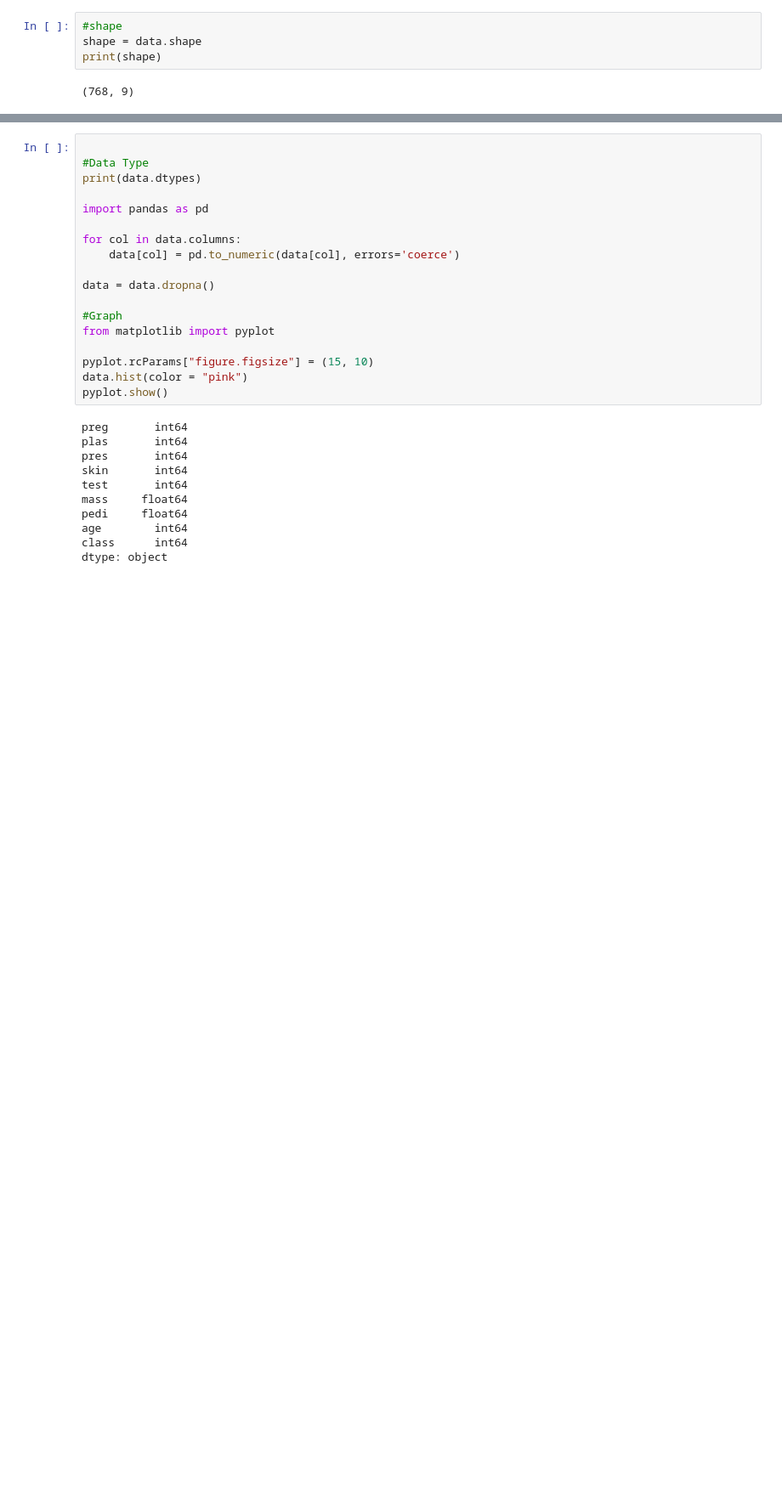
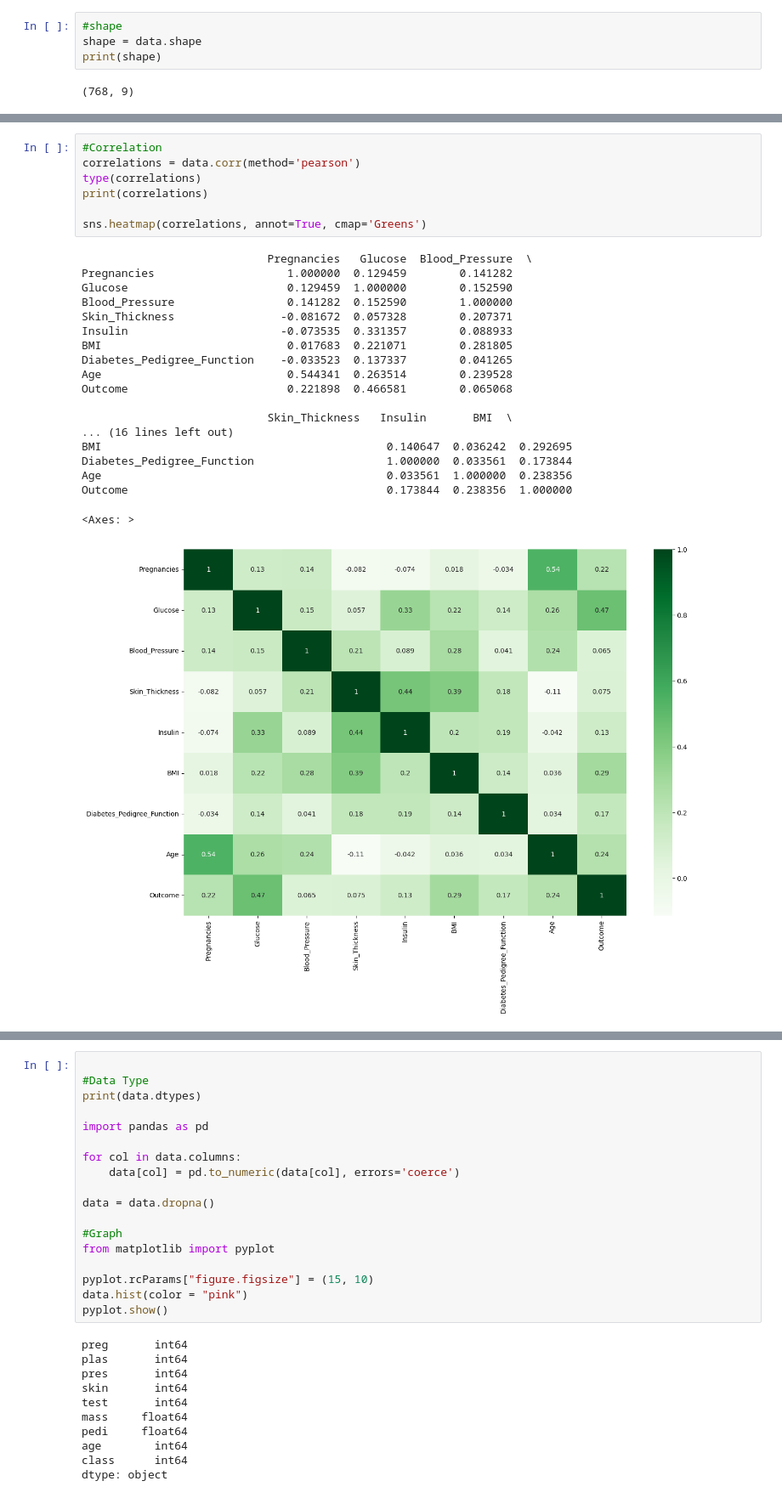
Before and after one commit to Nicolecoline/cole-EDA-CS103, a Jupyter notebook: Assignment.ipynb, the cells around one changed output, grey strips where cells are left out. Shown at 85% size. Cells and saved outputs as stored; diff of their text form; blank space fills up the shorter version.

```diff
--- a/Assignment.ipynb
+++ b/Assignment.ipynb
@@ -98,0 +158,27 @@ dtype: int64
+# %%
+#Correlation
+correlations = data.corr(method='pearson')
+type(correlations)
+print(correlations)
+
+sns.heatmap(correlations, annot=True, cmap='Greens')
+# %% [output]
+                            Pregnancies   Glucose  Blood_Pressure  \
+Pregnancies                    1.000000  0.129459        0.141282
+Glucose                        0.129459  1.000000        0.152590
+Blood_Pressure                 0.141282  0.152590        1.000000
+Skin_Thickness                -0.081672  0.057328        0.207371
+Insulin                       -0.073535  0.331357        0.088933
+BMI                            0.017683  0.221071        0.281805
+Diabetes_Pedigree_Function    -0.033523  0.137337        0.041265
+Age                            0.544341  0.263514        0.239528
+Outcome                        0.221898  0.466581        0.065068
+
+                            Skin_Thickness   Insulin       BMI  \
+... (16 lines left out)
+BMI                                           0.140647  0.036242  0.292695
+Diabetes_Pedigree_Function                    1.000000  0.033561  0.173844
+Age                                           0.033561  1.000000  0.238356
+Outcome                                       0.173844  0.238356  1.000000
+<Axes: >
+[figure, added]
```
Also changed, not shown: parts of 17 cells of this notebook.
